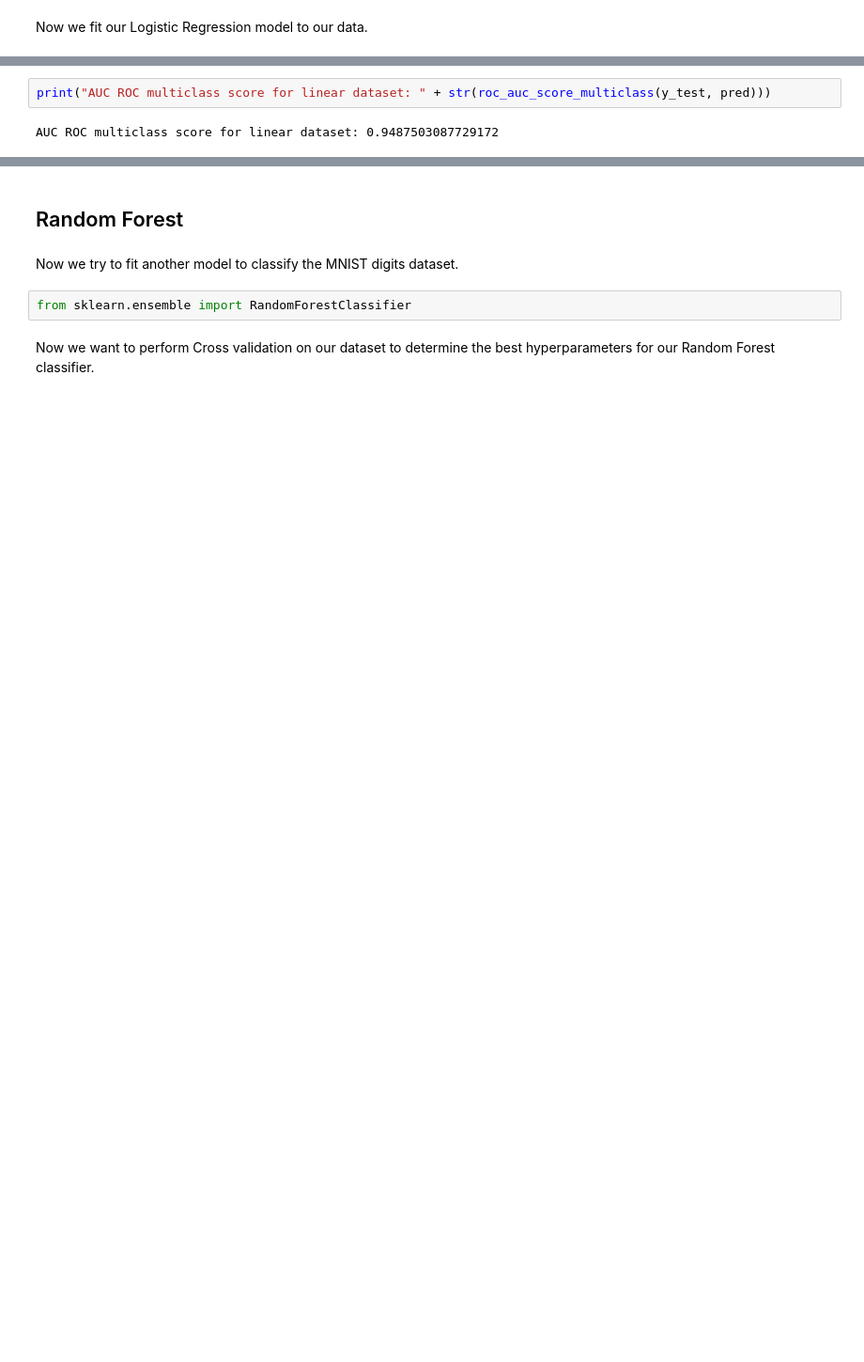
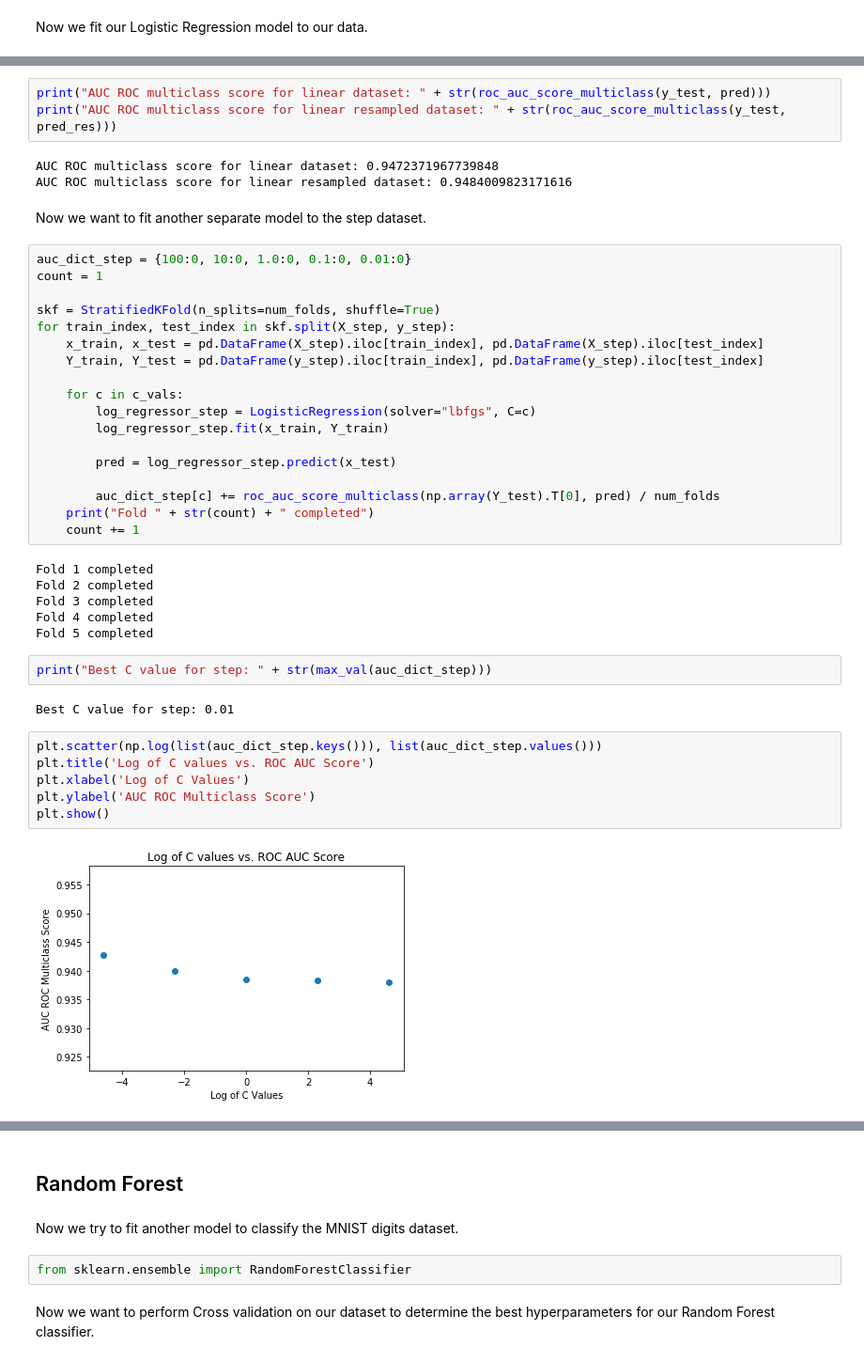
Before and after one commit to iamjeffx/CSCE-421, a Jupyter notebook: Project/Project.ipynb, the cells around one changed output, grey strips where cells are left out. Shown: that part at 94% size. Drawn from its saved outputs; the diff is of its cells as text; blank space fills up the shorter version.

```diff
--- a/Project/Project.ipynb
+++ b/Project/Project.ipynb
@@ -260,4 +284,44 @@ pred = log_model.predict(X_test)
 # %%
 print("AUC ROC multiclass score for linear dataset: " + str(roc_auc_score_multiclass(y_test, pred)))
+print("AUC ROC multiclass score for linear resampled dataset: " + str(roc_auc_score_multiclass(y_test, pred_res)))
 # %% [output]
-AUC ROC multiclass score for linear dataset: 0.9487503087729172
+AUC ROC multiclass score for linear dataset: 0.9472371967739848
+AUC ROC multiclass score for linear resampled dataset: 0.9484009823171616
+# %% [markdown]
+Now we want to fit another separate model to the step dataset.
+# %%
+auc_dict_step = {100:0, 10:0, 1.0:0, 0.1:0, 0.01:0}
+count = 1
+
+skf = StratifiedKFold(n_splits=num_folds, shuffle=True)
+for train_index, test_index in skf.split(X_step, y_step):
+    x_train, x_test = pd.DataFrame(X_step).iloc[train_index], pd.DataFrame(X_step).iloc[test_index]
+    Y_train, Y_test = pd.DataFrame(y_step).iloc[train_index], pd.DataFrame(y_step).iloc[test_index]
+
+    for c in c_vals:
+        log_regressor_step = LogisticRegression(solver="lbfgs", C=c)
+        log_regressor_step.fit(x_train, Y_train)
+
+        pred = log_regressor_step.predict(x_test)
+
+        auc_dict_step[c] += roc_auc_score_multiclass(np.array(Y_test).T[0], pred) / num_folds
+    print("Fold " + str(count) + " completed")
+    count += 1
+# %% [output]
+Fold 1 completed
+Fold 2 completed
+Fold 3 completed
+Fold 4 completed
+Fold 5 completed
+# %%
+print("Best C value for step: " + str(max_val(auc_dict_step)))
+# %% [output]
+Best C value for step: 0.01
+# %%
+plt.scatter(np.log(list(auc_dict_step.keys())), list(auc_dict_step.values()))
+plt.title('Log of C values vs. ROC AUC Score')
+plt.xlabel('Log of C Values')
+plt.ylabel('AUC ROC Multiclass Score')
+plt.show()
+# %% [output]
+[figure, added]
```
Also changed, not shown: parts of 50 cells of this notebook, 8 other files.
